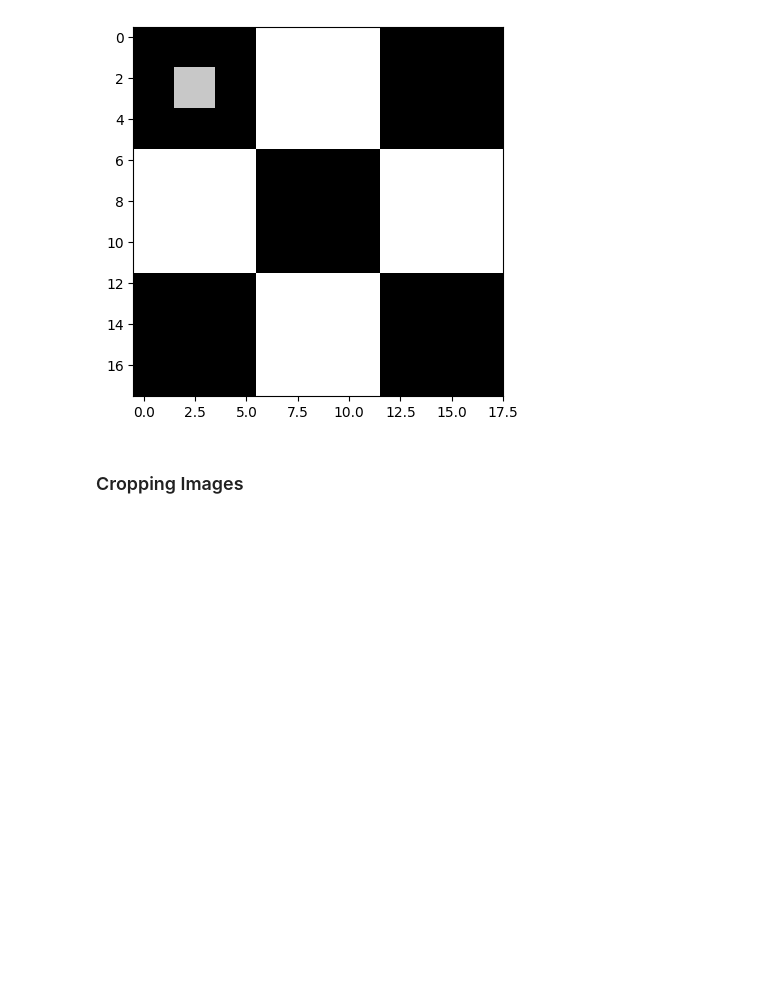
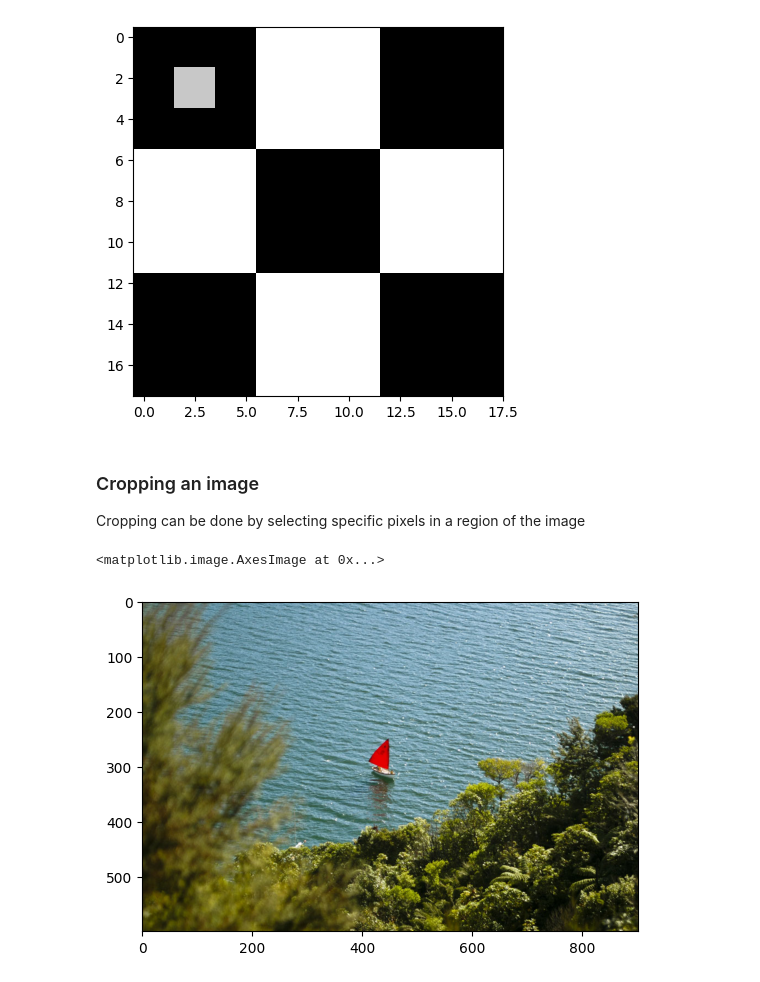
Before and after one commit to Sharjeel1042/OpenCV_Tutorial, a Jupyter notebook: BasicImageManipulation.ipynb, the cells around one changed output. Saved outputs shown, nothing was run; the diff lists cells and outputs as text; code cells hidden in the pictures; blank space fills up the shorter version.

Commit message:
Added cropping an image section

```diff
--- a/BasicImageManipulation.ipynb
+++ b/BasicImageManipulation.ipynb
@@ -113,5 +113,14 @@ plt.imshow(cb_img_copy, cmap="gray")
  [  0   0   0   0   0   0 255 255 255 255 255 255   0   0   0   0   0   0]]
 <matplotlib.image.AxesImage at 0x...>
 [figure]
-# %% [markdown]
-### Cropping Images
+# %% [markdown]
+### Cropping an image
+Cropping can be done by selecting specific pixels in a region of the image
+# %%
+img_NZ_bgr=cv2.imread("New_Zealand_Boat.jpg",cv2.IMREAD_COLOR)
+img_NZ_rgb=img_NZ_bgr[:,:,::-1]
+
+plt.imshow(img_NZ_rgb)
+# %% [output]
+<matplotlib.image.AxesImage at 0x...>
+[figure, added]
```
